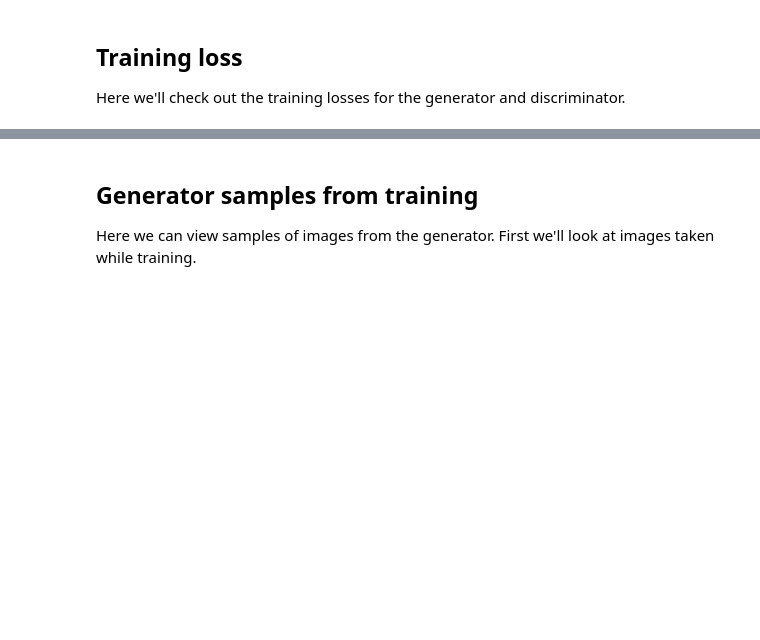
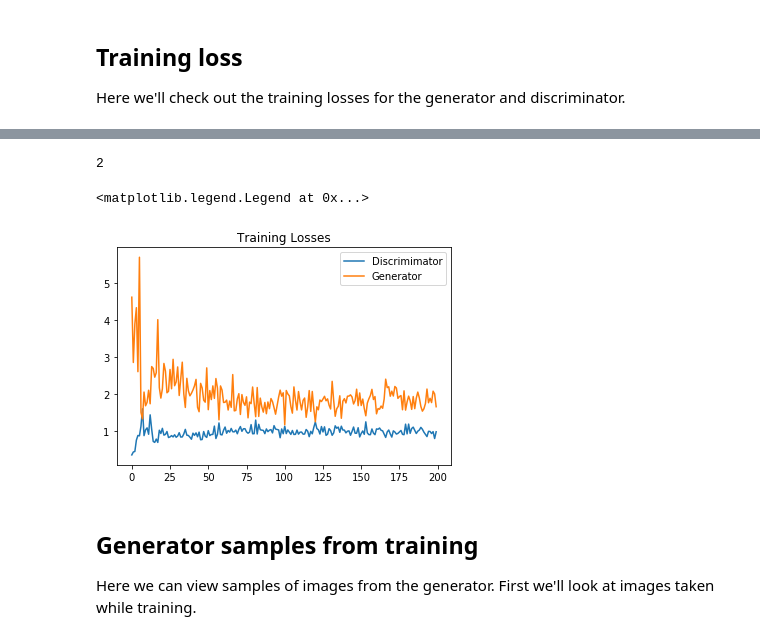
Before and after one commit to rhombhi/deep-learning, a Jupyter notebook: gan_mnist/Intro_to_GANs_Exercises_mine.ipynb, the cells around one changed output, grey strips where cells are left out. Cells and saved outputs as stored; diff of their text form; code cells hidden in the pictures; blank space fills up the shorter version.

```diff
--- a/gan_mnist/Intro_to_GANs_Exercises_mine.ipynb
+++ b/gan_mnist/Intro_to_GANs_Exercises_mine.ipynb
@@ -109,6 +141,15 @@ Then, we'll create the generator, `generator(input_z, input_size)`. This builds
 Then the discriminators. We'll build two of them, one for real data and one for fake data. Since we want the weights to be the same for both real and fake data, we need to reuse the variables. For the fake data, we're getting it from the generator as `g_model`. So the real data discriminator is `discriminator(input_real)` while the fake discriminator is `discriminator(g_model, reuse=True)`.
 
 >**Exercise:** Build the network from the functions you defined earlier.
+# %%
+tf.reset_default_graph()
+
+input_real, input_z = model_inputs(real_dim=input_size, z_dim=z_size)
+
+g_model, _ = generator(input_z, input_size, n_units=g_hidden_size, reuse=False, alpha=alpha)
+
+d_model_real, d_logits_real = discriminator(input_real, n_units=d_hidden_size, reuse=False, alpha=alpha)
+d_model_fake, d_logits_fake = discriminator(g_model, n_units=d_hidden_size, reuse=True, alpha=alpha)
 # %% [markdown]
 ## Discriminator and Generator Losses
 
@@ -125,6 +166,22 @@ The discriminator loss for the fake data is similar. The logits are `d_logits_fa
 Finally, the generator losses are using `d_logits_fake`, the fake image logits. But, now the labels are all ones. The generator is trying to fool the discriminator, so it wants to discriminator to output ones for fake images.
 
 >**Exercise:** Calculate the losses for the discriminator and the generator. There are two discriminator losses, one for real images and one for fake images. For the real image loss, use the real logits and (smoothed) labels of ones. For the fake image loss, use the fake logits with labels of all zeros. The total discriminator loss is the sum of those two losses. Finally, the generator loss again uses the fake logits from the discriminator, but this time the labels are all ones because the generator wants to fool the discriminator.
+# %%
+
+d_loss_real = tf.reduce_mean(
+    tf.nn.sigmoid_cross_entropy_with_logits(logits=d_logits_real,
+                                            labels=(tf.ones_like(d_logits_real) * (1-smooth))))
+
+d_loss_fake = tf.reduce_mean(
+    tf.nn.sigmoid_cross_entropy_with_logits(logits=d_logits_fake,
+                                            labels=tf.zeros_like(d_logits_fake)))
+
+d_loss = d_loss_real + d_loss_fake
+
+
+g_loss = tf.reduce_mean(
+    tf.nn.sigmoid_cross_entropy_with_logits(logits=d_logits_fake,
+                                            labels=tf.ones_like(d_logits_fake)))
 # %% [markdown]
 ## Optimizers
 
@@ -137,5 +194,14 @@ We can do something similar with the discriminator. All the variables in the dis
 Then, in the optimizer we pass the variable lists to the `var_list` keyword argument of the `minimize` method. This tells the optimizer to only update the listed variables. Something like `tf.train.AdamOptimizer().minimize(loss, var_list=var_list)` will only train the variables in `var_list`.
 
 >**Exercise: ** Below, implement the optimizers for the generator and discriminator. First you'll need to get a list of trainable variables, then split that list into two lists, one for the generator variables and another for the discriminator variables. Finally, using `AdamOptimizer`, create an optimizer for each network that update the network variables separately.
+# %%
+learning_rate = 0.002
+
+t_vars = tf.trainable_variables()
+g_vars = [x for x in t_vars if x.name.startswith('generator')]
+d_vars = [x for x in t_vars if x.name.startswith('discriminator')]
+
+g_train_opt = tf.train.AdamOptimizer(learning_rate=learning_rate).minimize(g_loss, var_list=g_vars)
+d_train_opt = tf.train.AdamOptimizer(learning_rate=learning_rate).minimize(d_loss, var_list=d_vars)
 # %% [markdown]
 ## Training
@@ -146,3 +302,17 @@ Here we'll check out the training losses for the generator and discriminator.
+# %%
+len(losses[0])
+# %% [output]
+2
+# %%
+fig, ax = plt.subplots()
+losses = np.array(losses)
+plt.plot(losses.T[0], label='Discrimimator')
+plt.plot(losses.T[1], label='Generator')
+plt.title('Training Losses')
+plt.legend()
+# %% [output]
+<matplotlib.legend.Legend at 0x...>
+[figure, added]
 # %% [markdown]
 ## Generator samples from training
 
```
Also changed, not shown: parts of 15 cells of this notebook.
